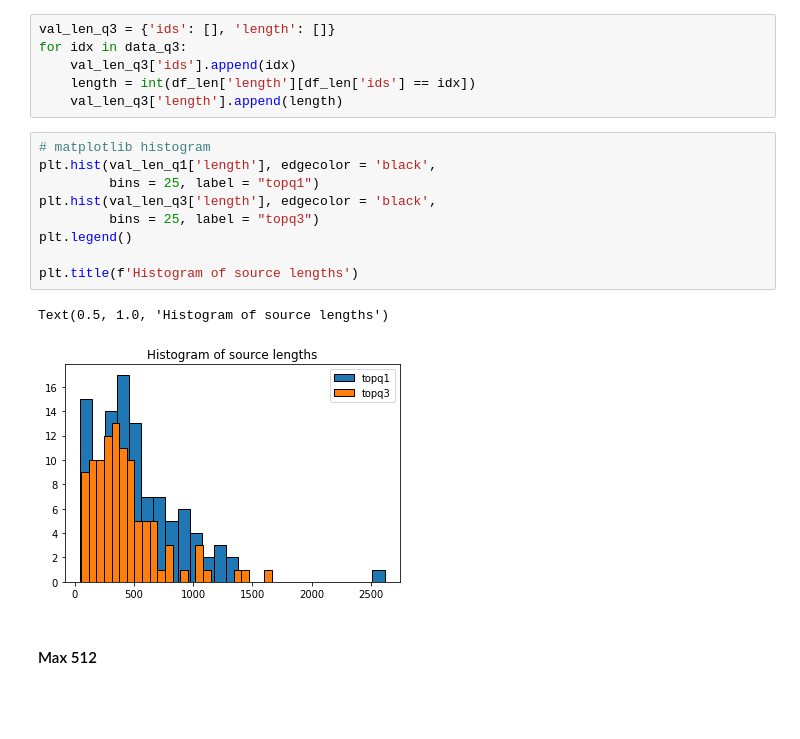
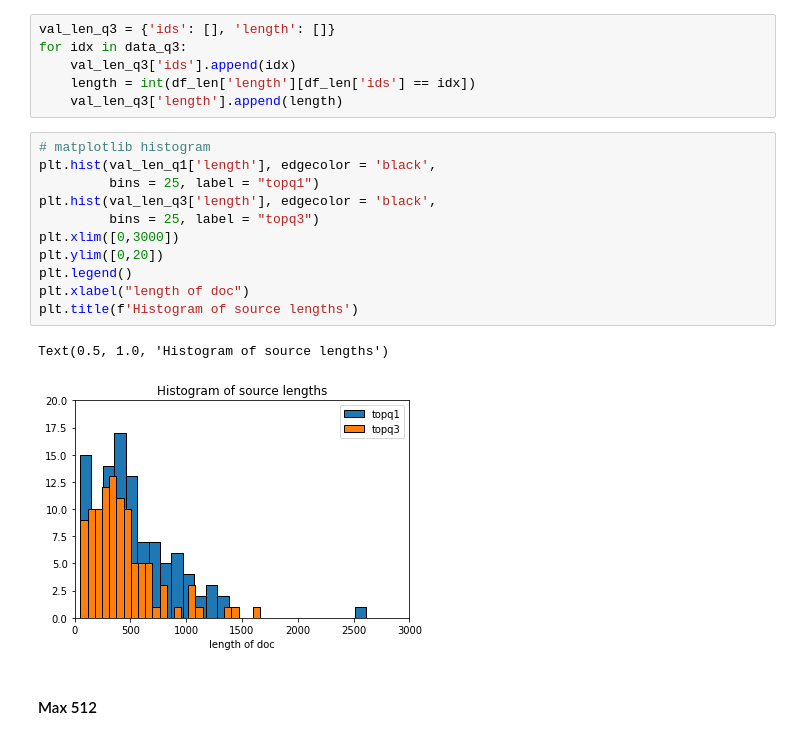
Before and after one commit to beaupranisaa/Text-Summarization, a Jupyter notebook: analysis/Redo Q1Q3.ipynb, the cells around one changed output. Saved outputs shown, nothing was run; the diff lists cells and outputs as text; blank space fills up the shorter version.

```diff
--- a/analysis/Redo Q1Q3.ipynb
+++ b/analysis/Redo Q1Q3.ipynb
@@ -85,15 +85,17 @@ for idx in data_q3:
 # %%
 # matplotlib histogram
 plt.hist(val_len_q1['length'], edgecolor = 'black',
          bins = 25, label = "topq1")
 plt.hist(val_len_q3['length'], edgecolor = 'black',
          bins = 25, label = "topq3")
+plt.xlim([0,3000])
+plt.ylim([0,20])
 plt.legend()
-
+plt.xlabel("length of doc")
 plt.title(f'Histogram of source lengths')
 # %% [output]
 Text(0.5, 1.0, 'Histogram of source lengths')
-[figure, old version]
+[figure, new version]
 # %% [markdown]
 #### Max 512
 # %%
```
Also changed, not shown: parts of 4 cells of this notebook, 5 other files.
